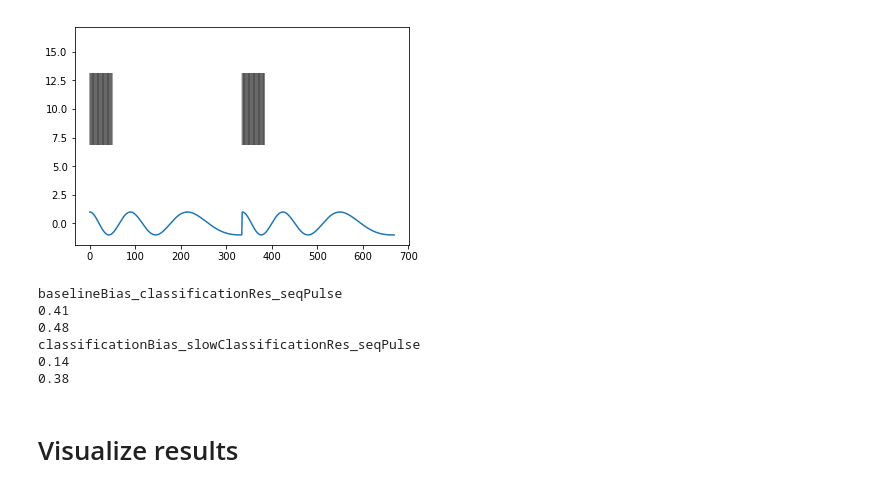
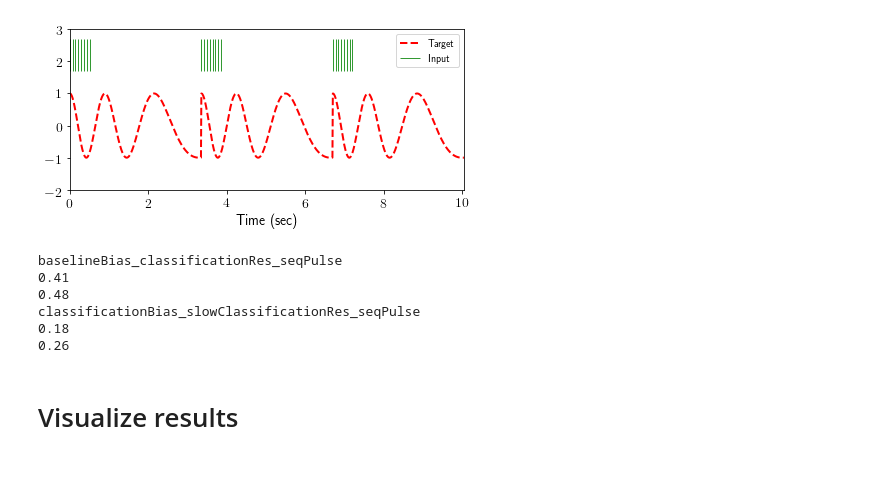
Before and after one commit to liutianlin0121/msc_thesis_code, a Jupyter notebook: chirp/chirp_regression.ipynb, the cells around one changed output. Saved outputs shown, nothing was run; the diff lists cells and outputs as text; code cells hidden in the pictures.

Commit message:
thesis code complete

```diff
--- a/chirp/new_chirp_regression_tuned1core.ipynb
+++ b/chirp/chirp_regression.ipynb
@@ -23,40 +23,71 @@ fileList = ['baselineBias_classificationRes_seqPulse', 'classificationBias_slowC
 # %%
 tEnd = 3.35
 t = np.linspace(0, tEnd, 335)
 w = chirp(t, f0= 1.25, f1= 0.25, t1= tEnd, method='linear') # the chirp signal
 # w = chirp(t, f0= 6.25, f1= 0.25, t1= tEnd, method='linear') # the chirp signal
 
 u = 2* np.concatenate((np.ones([1,50])[0], np.zeros((1,285))[0])) # the input pulse
 
 repeatTime = 30
 periodicChirpList = [w]
 pulseSigList = [u]
 
 for i in np.arange(repeatTime - 1):
     periodicChirpList.append(w)
     pulseSigList.append(u)
 
 periodicChirp = np.array(periodicChirpList).flatten()
 pulseSig = np.array(pulseSigList).flatten()
 
-plot.eventplot(np.where(pulseSig[:2*335] == 2)[0], lineoffsets = 10, linelengths = 6.27, linewidths = 0.4, color = 'k')
 
 
-plt.plot(periodicChirp[:2*335])
-# plt.plot(pulseSig[:2*335])
-mse_train_dict = {}
-mse_test_dict = {}
+plt.rc('text', usetex=True)
+plt.rc('xtick', labelsize=14)
+plt.rc('ytick', labelsize=14)
+plt.rc('axes', labelsize=14)
 
-prediction_train_dict = {}
-prediction_test_dict = {}
+width = 6.37
+# height = width / 1.618 /2
+height = width /2
+
+nrPeriods = 3
+
+inputSpikes = np.array([])
+
+for i in np.arange(nrPeriods):
+    inputSpikes = np.concatenate((inputSpikes, np.linspace(0, 0.5, 8) + i * 3.35 ))
+
+
+
+fig = plt.figure()
+
+plot.eventplot(inputSpikes, lineoffsets = 2.2, linelengths = 1, linewidths = 0.8, color = 'g')
+
+plt.plot(np.arange(nrPeriods * 335)/100, periodicChirp[:nrPeriods*335], linestyle = '--', color = 'red',  linewidth = 2)
+plt.ylim([-2, 3])
+plt.xlim([0, 10.05])
+plt.xlabel('Time (sec)')
+plt.legend(['Target', 'Input'])
+# plt.subplots_adjust(wspace=0.2)
+fig.subplots_adjust(left=.09, bottom=.2, right=.95, top=0.9)
+fig.set_size_inches(width, height)
+
+plt.gcf().savefig('/Users/liutianlin/Desktop/Academics/MSc_thesis/my_msc_thesis/figs/thesis_regression_input_output.pdf', dpi=1200)
+plt.show()
 # %% [output]
-[figure, old version]
+[figure, new version]
 # %%
 alphas ={}
+mse_train_dict = {}
+mse_test_dict = {}
+
+prediction_train_dict = {}
+prediction_test_dict = {}
+
 alphas['baselineBias_classificationRes_seqPulse'] = 0.10
-alphas['classificationBias_slowClassificationRes_seqPulse'] = 40
+alphas['classificationBias_slowClassificationRes_seqPulse'] = 4000
 
-washoutLength = 200
+washoutLength = 1000
 
 data_dict = {}
 for this_File in fileList:
@@ -79,7 +110,7 @@ for this_File in fileList:
     nonzeroNeuronIndices = np.where(np.sum(data, axis = 1) > 1e-10)[0]
     data = data[nonzeroNeuronIndices, :]
 
-    trainTestSplit = int(3*len(periodicChirp)/4)
+    trainTestSplit = int(24*len(periodicChirp)/30)
 
     trainData = data[:, washoutLength:trainTestSplit]
     testData = data[:, trainTestSplit:]
@@ -115,8 +146,8 @@ baselineBias_classificationRes_seqPulse
 0.41
 0.48
 classificationBias_slowClassificationRes_seqPulse
-0.14
-0.38
+0.18
+0.26
 # %% [markdown]
 # Visualize results
 # %% [markdown]
```
Also changed, not shown: parts of 5 cells of this notebook, 6 other files.
